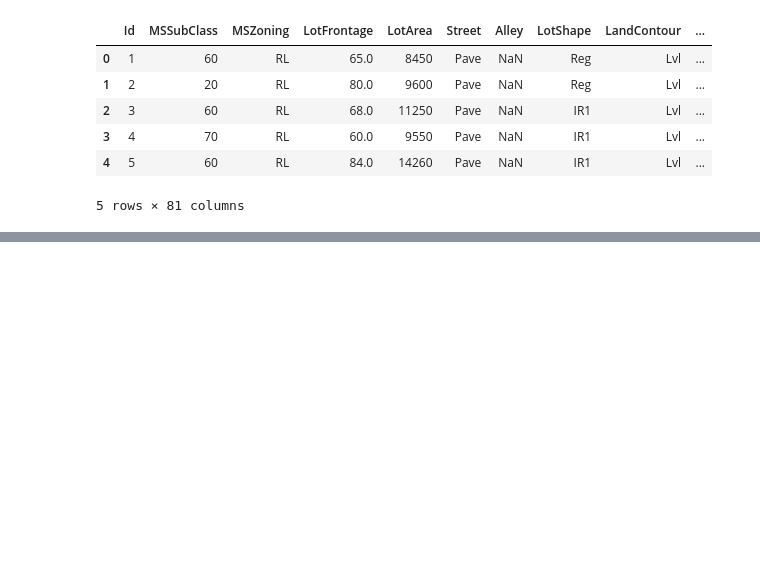
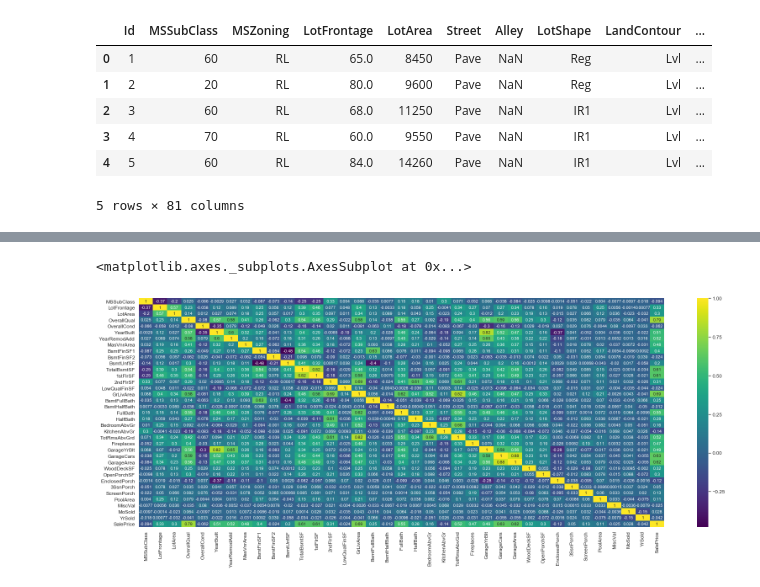
Before and after one commit to parthapbn/PythonProjects, a Jupyter notebook: ML_Kaggle/House_Price/housePrice.ipynb, the cells around one changed output, grey strips where cells are left out. Cells and saved outputs as stored; diff of their text form; code cells hidden in the pictures; blank space fills up the shorter version.

```diff
--- a/ML_Kaggle/House_Price/housePrice.ipynb
+++ b/ML_Kaggle/House_Price/housePrice.ipynb
@@ -312,0 +109,2 @@ housingData.iloc[:, list(range(1,10))]
+# %%
+trainHousing, testHousing = model_selection.train_test_split(housingData, test_size = 0.2, random_state = 41)
@@ -312,0 +117,5 @@ housingData.iloc[:, list(range(1,10))]
+# %%
+housingData = trainHousing.copy()
+# %%
+# Dropping the Id column
+housingData = housingData.drop('Id', axis= 1)
@@ -312,0 +132,6 @@ housingData.iloc[:, list(range(1,10))]
+# %%
+plt.figure(figsize= (28,10))
+sns.heatmap(housingData.corr(), cmap = 'viridis', annot= True)
+# %% [output]
+<matplotlib.axes._subplots.AxesSubplot at 0x...>
+[figure, added]
```
Also changed, not shown: parts of 48 cells of this notebook.
